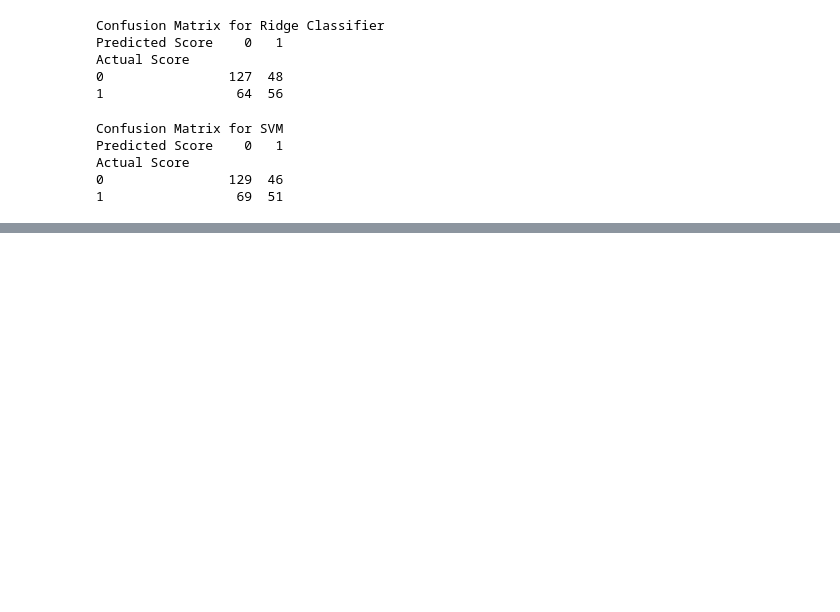
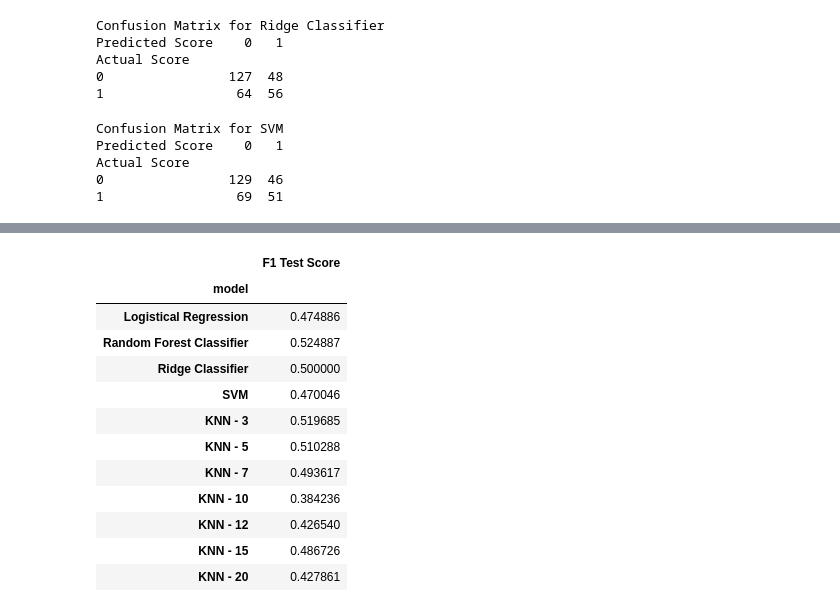
Before and after one commit to vmmadathil/spotify-acrostic, a Jupyter notebook: notebooks/03-VM-Binary_Prep.ipynb, the cells around one changed output, grey strips where cells are left out. Drawn from its saved outputs; the diff is of its cells as text; code cells hidden in the pictures; blank space fills up the shorter version.

```diff
--- a/notebooks/03-VM-Binary_Prep.ipynb
+++ b/notebooks/03-VM-Binary_Prep.ipynb
@@ -267,0 +335,18 @@ Actual Score
+# %%
+model_results = model_results.set_index('model')
+
+model_results
+# %% [output]
+|  | F1 Test Score |
+| model |  |
+| Logistical Regression | 0.474886 |
+| Random Forest Classifier | 0.524887 |
+| Ridge Classifier | 0.500000 |
+| SVM | 0.470046 |
+| KNN - 3 | 0.519685 |
+| KNN - 5 | 0.510288 |
+| KNN - 7 | 0.493617 |
+| KNN - 10 | 0.384236 |
+| KNN - 12 | 0.426540 |
+| KNN - 15 | 0.486726 |
+| KNN - 20 | 0.427861 |
```
Also changed, not shown: parts of 11 cells of this notebook.
